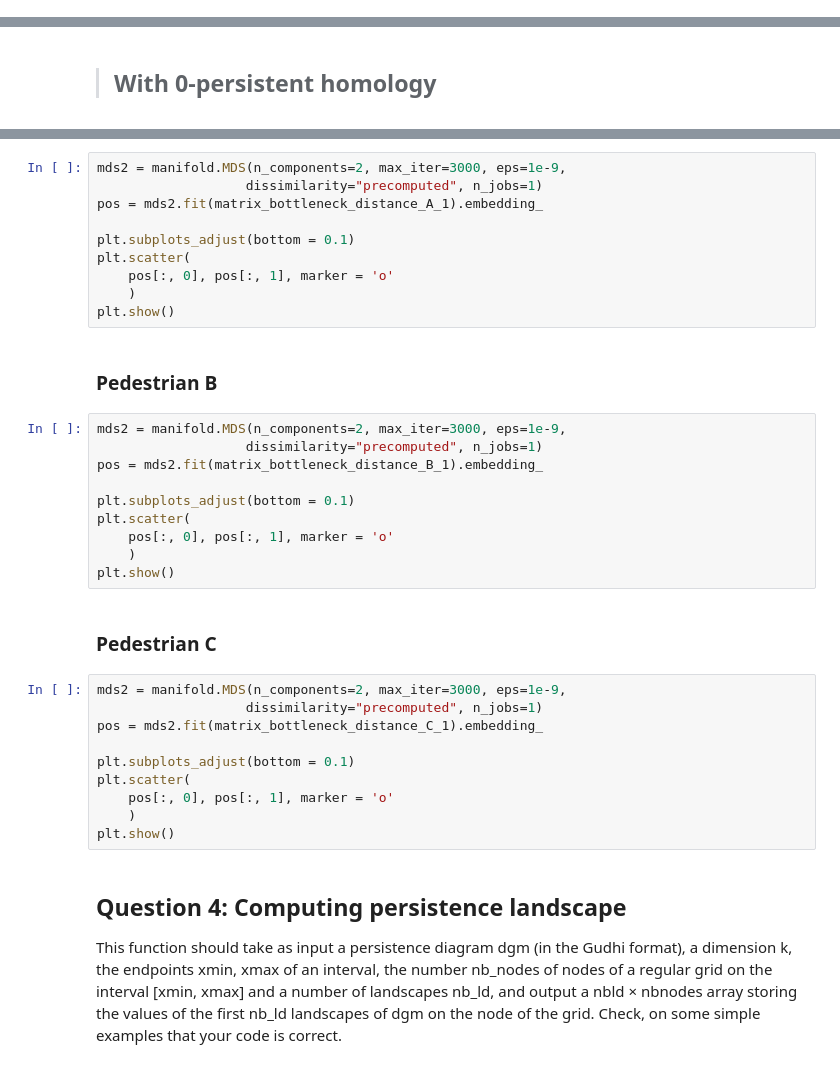
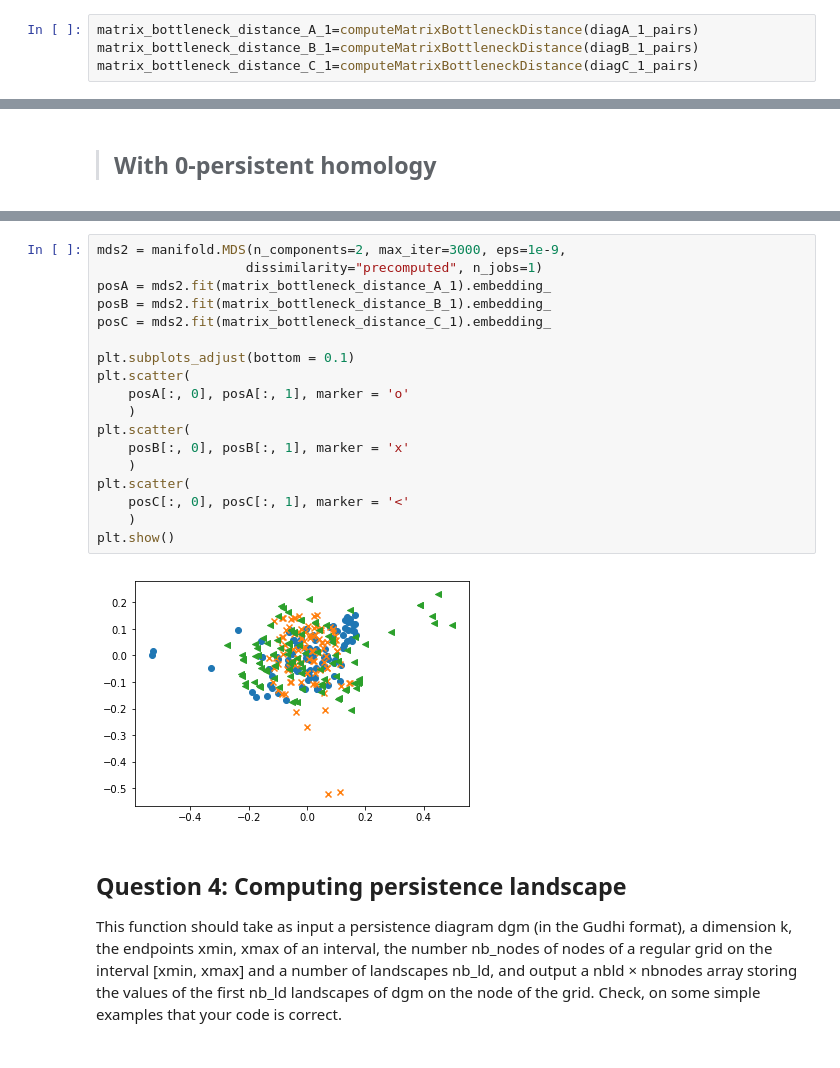
Before and after one commit to melisandeteng/PersistentHomology, a Jupyter notebook: dataSmartphoneProject.ipynb, the cells around one changed output, grey strips where cells are left out. Saved outputs shown, nothing was run; the diff lists cells and outputs as text.

```diff
--- a/dataSmartphoneProject.ipynb
+++ b/dataSmartphoneProject.ipynb
@@ -128,3 +140,7 @@ matrix_bottleneck_distance_C_1=computeMatrixBottleneckDistance(diagC_1)
+# %%
+matrix_bottleneck_distance_A_1=computeMatrixBottleneckDistance(diagA_1_pairs)
+matrix_bottleneck_distance_B_1=computeMatrixBottleneckDistance(diagB_1_pairs)
+matrix_bottleneck_distance_C_1=computeMatrixBottleneckDistance(diagC_1_pairs)
 # %% [markdown]
 > ## With 0-persistent homology
 # %% [markdown]
@@ -170,37 +172,23 @@ plt.show()
 # %%
 mds2 = manifold.MDS(n_components=2, max_iter=3000, eps=1e-9,
                    dissimilarity="precomputed", n_jobs=1)
-pos = mds2.fit(matrix_bottleneck_distance_A_1).embedding_
+posA = mds2.fit(matrix_bottleneck_distance_A_1).embedding_
+posB = mds2.fit(matrix_bottleneck_distance_B_1).embedding_
+posC = mds2.fit(matrix_bottleneck_distance_C_1).embedding_
 
 plt.subplots_adjust(bottom = 0.1)
 plt.scatter(
-    pos[:, 0], pos[:, 1], marker = 'o'
+    posA[:, 0], posA[:, 1], marker = 'o'
+    )
+plt.scatter(
+    posB[:, 0], posB[:, 1], marker = 'x'
+    )
+plt.scatter(
+    posC[:, 0], posC[:, 1], marker = '<'
     )
 plt.show()
+# %% [output]
+[figure, added]
-# %% [markdown]
-### Pedestrian B
-# %%
-mds2 = manifold.MDS(n_components=2, max_iter=3000, eps=1e-9,
-                   dissimilarity="precomputed", n_jobs=1)
-pos = mds2.fit(matrix_bottleneck_distance_B_1).embedding_
-
-plt.subplots_adjust(bottom = 0.1)
-plt.scatter(
-    pos[:, 0], pos[:, 1], marker = 'o'
-    )
-plt.show()
-# %% [markdown]
-### Pedestrian C
-# %%
-mds2 = manifold.MDS(n_components=2, max_iter=3000, eps=1e-9,
-                   dissimilarity="precomputed", n_jobs=1)
-pos = mds2.fit(matrix_bottleneck_distance_C_1).embedding_
-
-plt.subplots_adjust(bottom = 0.1)
-plt.scatter(
-    pos[:, 0], pos[:, 1], marker = 'o'
-    )
-plt.show()
 # %% [markdown]
 ## Question 4: Computing persistence landscape
 This function should take as input a persistence
```
Also changed, not shown: parts of 38 cells of this notebook.
